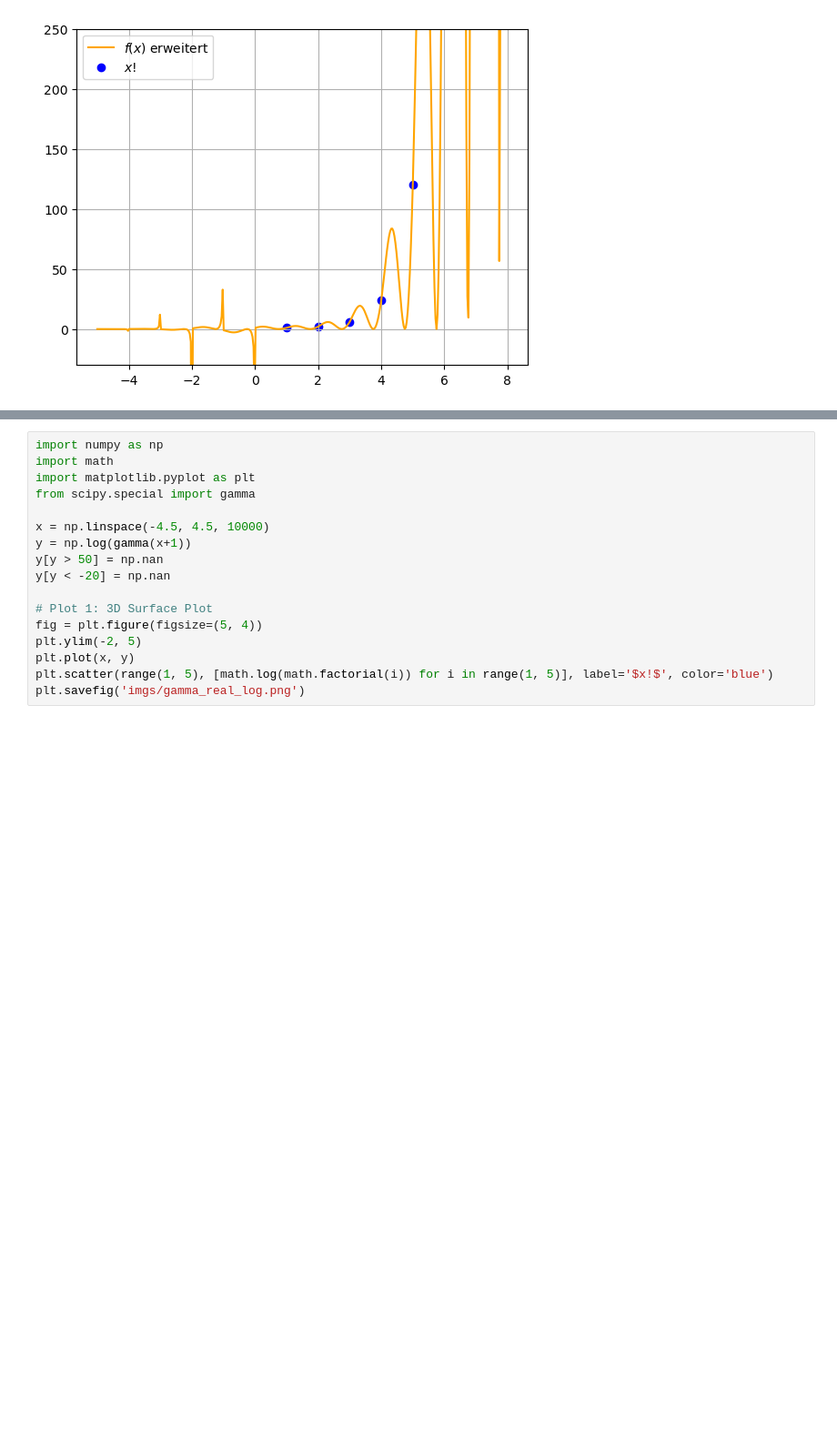
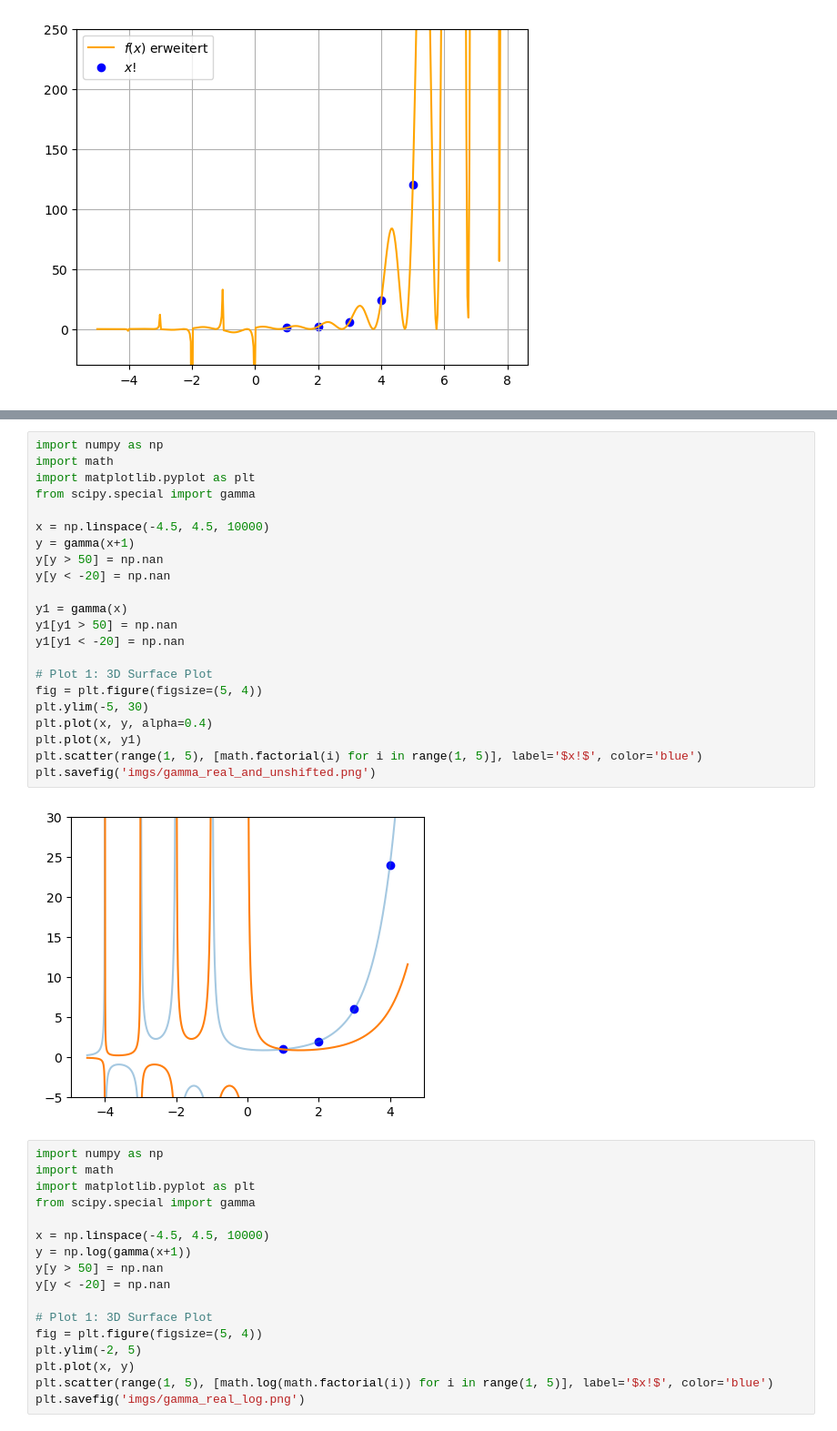
Before and after one commit to lbuchli/MatSem-Gamma, a Jupyter notebook: presentation.ipynb, the cells around one changed output, grey strips where cells are left out. Shown at 91% size. Drawn from its saved outputs; the diff is of its cells as text; blank space fills up the shorter version.

Commit message:
Add unshifted version of gamma function

```diff
--- a/presentation.ipynb
+++ b/presentation.ipynb
@@ -235,6 +234,30 @@ plt.scatter(range(1, 5), [math.factorial(i) for i in range(1, 5)], label='$x!$',
 plt.savefig('imgs/gamma_real.png')
 # %% [output]
 [figure]
+# %%
+import numpy as np
+import math
+import matplotlib.pyplot as plt
+from scipy.special import gamma
+
+x = np.linspace(-4.5, 4.5, 10000)
+y = gamma(x+1)
+y[y > 50] = np.nan
+y[y < -20] = np.nan
+
+y1 = gamma(x)
+y1[y1 > 50] = np.nan
+y1[y1 < -20] = np.nan
+
+# Plot 1: 3D Surface Plot
+fig = plt.figure(figsize=(5, 4))
+plt.ylim(-5, 30)
+plt.plot(x, y, alpha=0.4)
+plt.plot(x, y1)
+plt.scatter(range(1, 5), [math.factorial(i) for i in range(1, 5)], label='$x!$', color='blue')
+plt.savefig('imgs/gamma_real_and_unshifted.png')
+# %% [output]
+[figure, added]
 # %%
 import numpy as np
 import math
```
Also changed, not shown: parts of 2 cells of this notebook, 1 other file.
